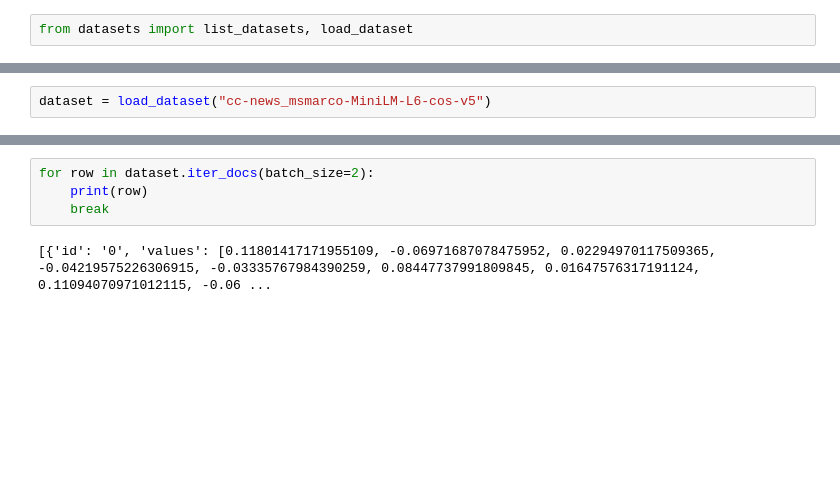
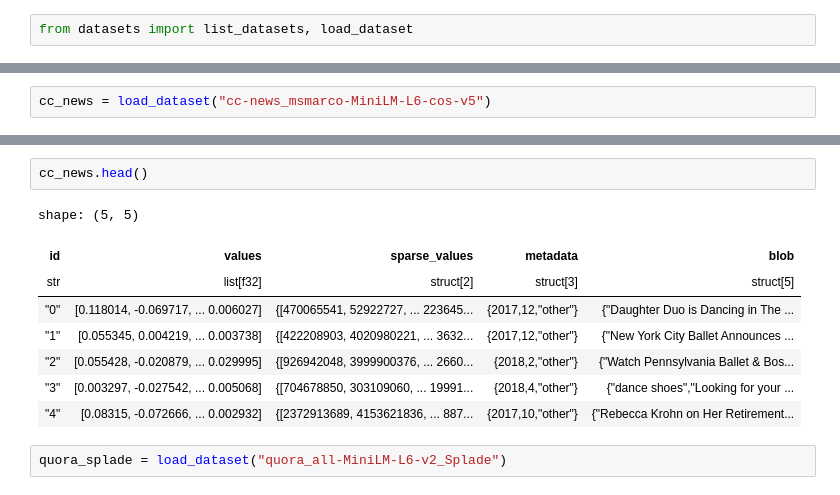
Before and after one commit to pinecone-io/pinecone-datasets, a Jupyter notebook: scratchpad.ipynb, the cells around one changed output, grey strips where cells are left out. Saved outputs shown, nothing was run; the diff lists cells and outputs as text; blank space fills up the shorter version.

```diff
--- a/scratchpad.ipynb
+++ b/scratchpad.ipynb
@@ -12,2 +9,2 @@ list_datasets()
 # %%
-dataset = load_dataset("cc-news_msmarco-MiniLM-L6-cos-v5")
+cc_news = load_dataset("cc-news_msmarco-MiniLM-L6-cos-v5")
@@ -30,6 +29,13 @@ pprint(str(head.with_columns(pl.Series([None]).alias("blob"))), width=200)
-# %%
-for row in dataset.iter_docs(batch_size=2):
-    print(row)
-    break
-# %% [output]
-[{'id': '0', 'values': [0.11801417171955109, -0.06971687078475952, 0.02294970117509365, -0.04219575226306915, -0.03335767984390259, 0.08447737991809845, 0.01647576317191124, 0.11094070971012115, -0.06 ...
+# %%
+cc_news.head()
+# %% [output]
+shape: (5, 5)
+| id | values | sparse_values | metadata | blob |
+| str | list[f32] | struct[2] | struct[3] | struct[5] |
+| "0" | [0.118014, -0.069717, ... 0.006027] | {[470065541, 52922727, ... 223645... | {2017,12,"other"} | {"Daughter Duo is Dancing in The ... |
+| "1" | [0.055345, 0.004219, ... 0.003738] | {[422208903, 4020980221, ... 3632... | {2017,12,"other"} | {"New York City Ballet Announces ... |
+| "2" | [0.055428, -0.020879, ... 0.029995] | {[926942048, 3999900376, ... 2660... | {2018,2,"other"} | {"Watch Pennsylvania Ballet & Bos... |
+| "3" | [0.003297, -0.027542, ... 0.005068] | {[704678850, 303109060, ... 19991... | {2018,4,"other"} | {"dance shoes","Looking for your ... |
+| "4" | [0.08315, -0.072666, ... 0.002932] | {[2372913689, 4153621836, ... 887... | {2017,10,"other"} | {"Rebecca Krohn on Her Retirement... |
+# %%
+quora_splade = load_dataset("quora_all-MiniLM-L6-v2_Splade")
```
Also changed, not shown: parts of 11 cells of this notebook, 9 other files.
